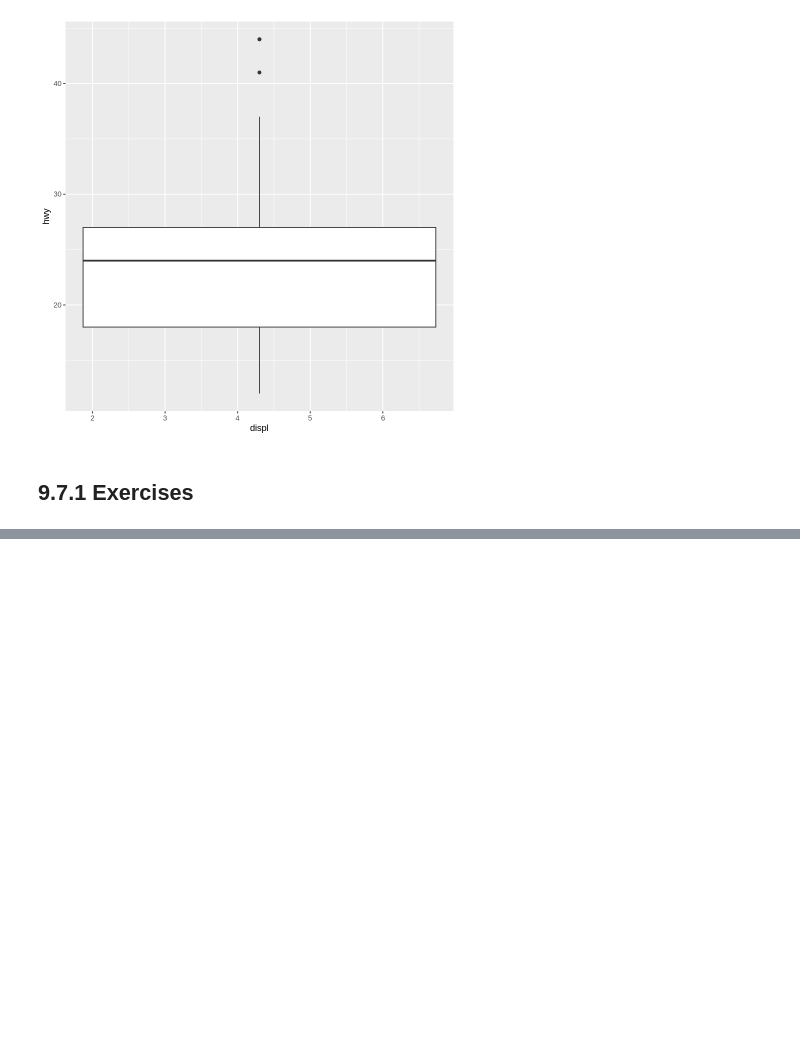
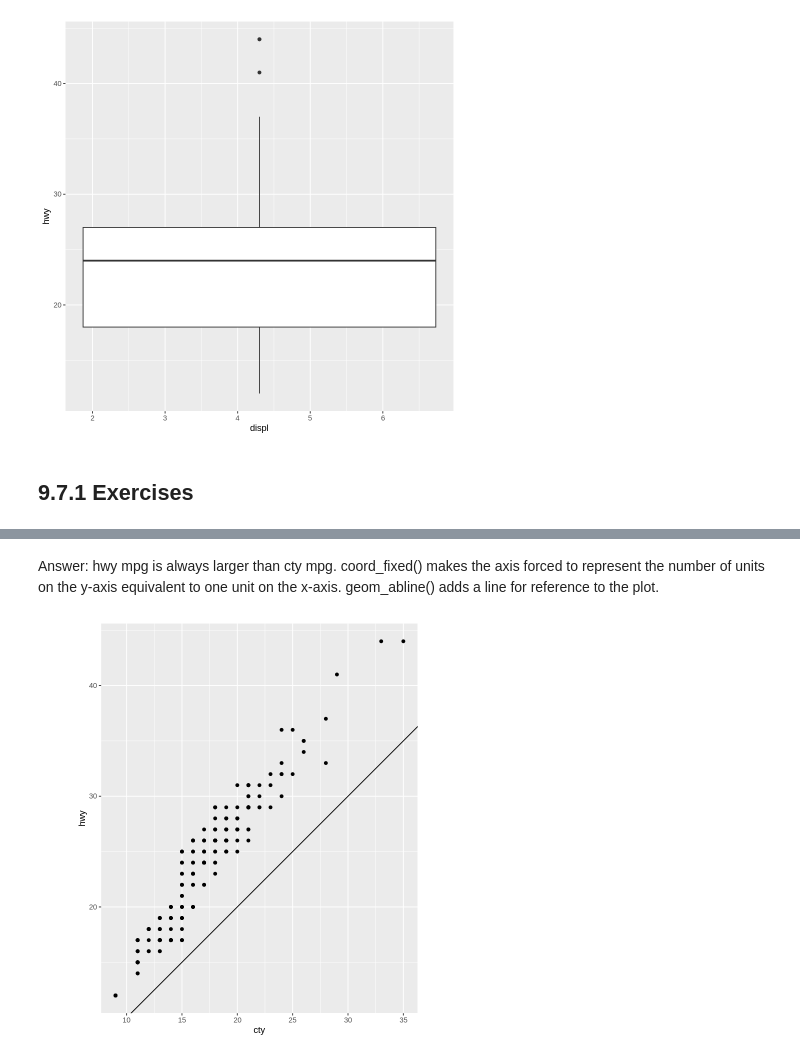
Before and after one commit to swill04/R4DS_exercises, a Jupyter notebook: week5_hw.ipynb, the cells around one changed output, grey strips where cells are left out. Cells and saved outputs as stored; diff of their text form; code cells hidden in the pictures; blank space fills up the shorter version.

```diff
--- a/week5_hw.ipynb
+++ b/week5_hw.ipynb
@@ -345,0 +406,9 @@ Warning message:
+# %% [markdown]
+Answer: hwy mpg is always larger than cty mpg. coord_fixed() makes the axis forced to represent the number of units on the y-axis equivalent to one unit on the x-axis. geom_abline() adds a line for reference to the plot.
+# %%
+ggplot(data = mpg, mapping = aes(x = cty, y = hwy)) +
+  geom_point() +
+  geom_abline() +
+  coord_fixed()
+# %% [output]
+[figure, added]
```
Also changed, not shown: parts of 70 cells of this notebook.
